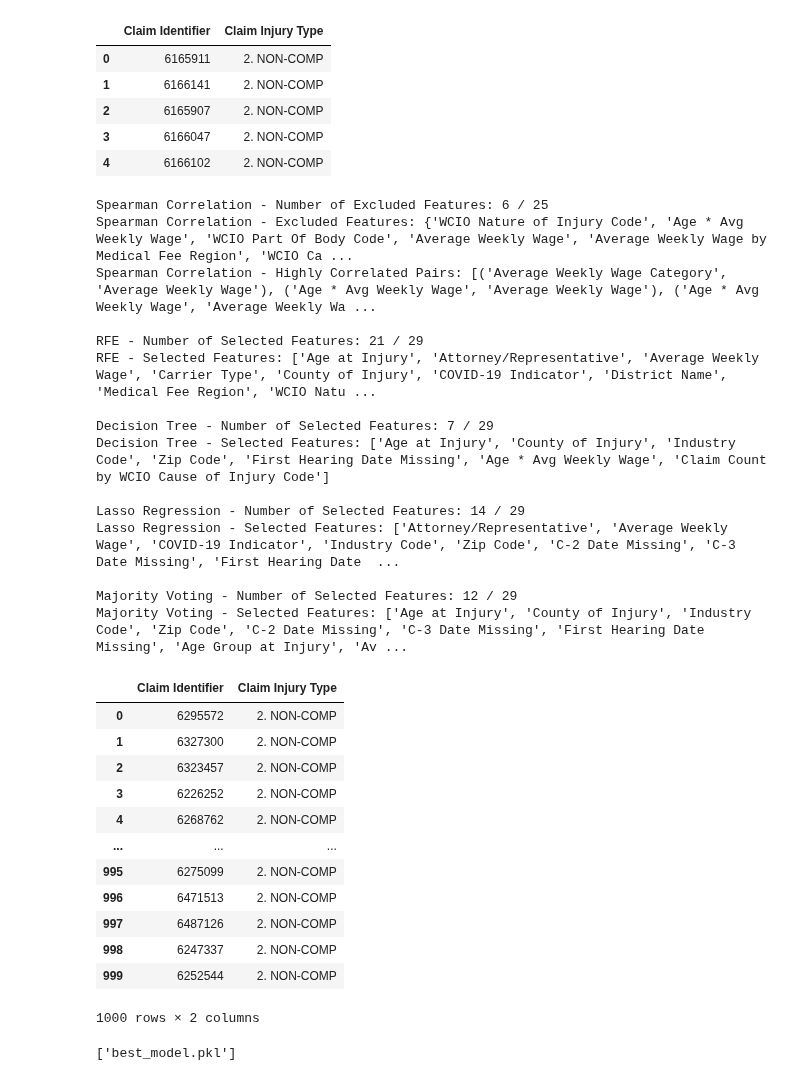
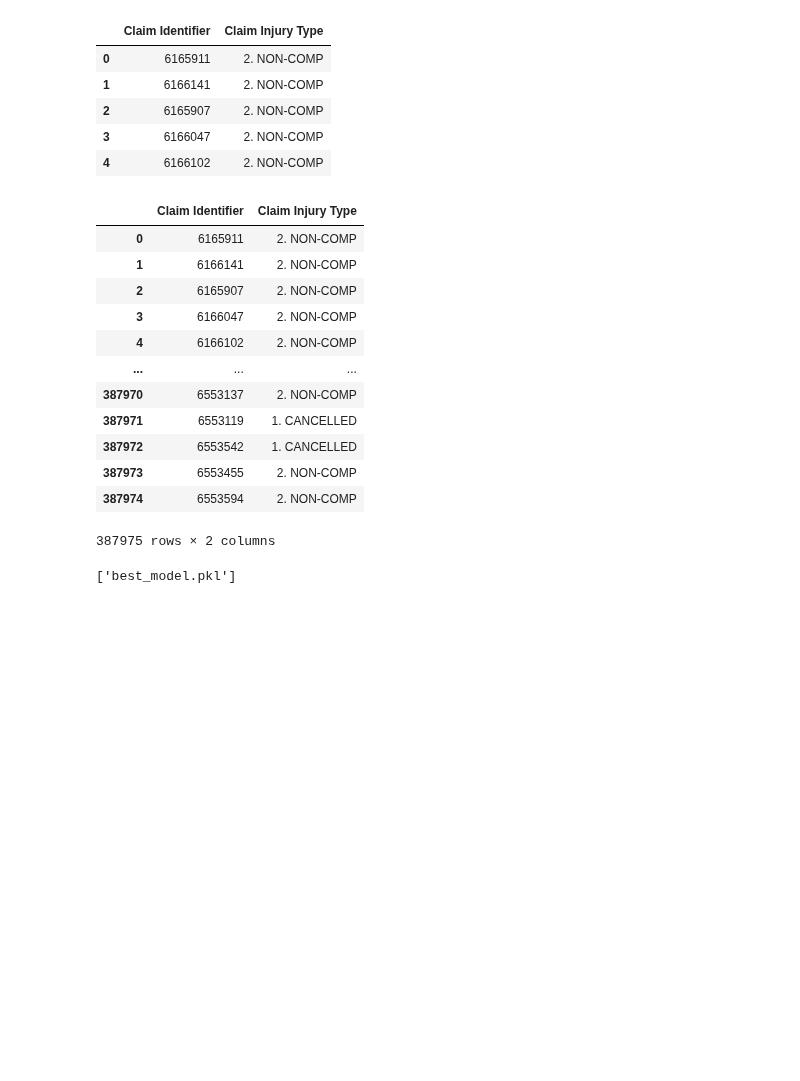
Before and after one commit to mgalao/machine-learning-project, a Jupyter notebook: project/Group_38_Notebook3.ipynb, the cells around one changed output. Cells and saved outputs as stored; diff of their text form; code cells hidden in the pictures; blank space fills up the shorter version.

```diff
--- a/project/Group_38_Notebook3.ipynb
+++ b/project/Group_38_Notebook3.ipynb
@@ -488,36 +377,21 @@ df_sample_submission.head()
 # %%
 best_model = XGBClassifier()
-df_test, cv_returns = final_predictions(df, df_test, best_model, feats_dict)
+df_test, trained_model, cv_returns = final_predictions(df, df_test, best_model, feats_dict)
 df_test
 # %% [output]
+|  | Claim Identifier | Claim Injury Type |
+| 0 | 6165911 | 2. NON-COMP |
+| 1 | 6166141 | 2. NON-COMP |
+| 2 | 6165907 | 2. NON-COMP |
+| 3 | 6166047 | 2. NON-COMP |
+| 4 | 6166102 | 2. NON-COMP |
+| ... | ... | ... |
+| 387970 | 6553137 | 2. NON-COMP |
+| 387971 | 6553119 | 1. CANCELLED |
+| 387972 | 6553542 | 1. CANCELLED |
+| 387973 | 6553455 | 2. NON-COMP |
+| 387974 | 6553594 | 2. NON-COMP |
-Spearman Correlation - Number of Excluded Features: 6 / 25
-Spearman Correlation - Excluded Features: {'WCIO Nature of Injury Code', 'Age * Avg Weekly Wage', 'WCIO Part Of Body Code', 'Average Weekly Wage', 'Average Weekly Wage by Medical Fee Region', 'WCIO Ca ...
-Spearman Correlation - Highly Correlated Pairs: [('Average Weekly Wage Category', 'Average Weekly Wage'), ('Age * Avg Weekly Wage', 'Average Weekly Wage'), ('Age * Avg Weekly Wage', 'Average Weekly Wa ...
-
-RFE - Number of Selected Features: 21 / 29
-RFE - Selected Features: ['Age at Injury', 'Attorney/Representative', 'Average Weekly Wage', 'Carrier Type', 'County of Injury', 'COVID-19 Indicator', 'District Name', 'Medical Fee Region', 'WCIO Natu ...
-
-Decision Tree - Number of Selected Features: 7 / 29
-Decision Tree - Selected Features: ['Age at Injury', 'County of Injury', 'Industry Code', 'Zip Code', 'First Hearing Date Missing', 'Age * Avg Weekly Wage', 'Claim Count by WCIO Cause of Injury Code']
-
-Lasso Regression - Number of Selected Features: 14 / 29
-Lasso Regression - Selected Features: ['Attorney/Representative', 'Average Weekly Wage', 'COVID-19 Indicator', 'Industry Code', 'Zip Code', 'C-2 Date Missing', 'C-3 Date Missing', 'First Hearing Date  ...
-
-Majority Voting - Number of Selected Features: 12 / 29
-Majority Voting - Selected Features: ['Age at Injury', 'County of Injury', 'Industry Code', 'Zip Code', 'C-2 Date Missing', 'C-3 Date Missing', 'First Hearing Date Missing', 'Age Group at Injury', 'Av ...
+387975 rows × 2 columns
-|  | Claim Identifier | Claim Injury Type |
-| 0 | 6295572 | 2. NON-COMP |
-| 1 | 6327300 | 2. NON-COMP |
-| 2 | 6323457 | 2. NON-COMP |
-| 3 | 6226252 | 2. NON-COMP |
-| 4 | 6268762 | 2. NON-COMP |
-| ... | ... | ... |
-| 995 | 6275099 | 2. NON-COMP |
-| 996 | 6471513 | 2. NON-COMP |
-| 997 | 6487126 | 2. NON-COMP |
-| 998 | 6247337 | 2. NON-COMP |
-| 999 | 6252544 | 2. NON-COMP |
-1000 rows × 2 columns
 # %%
 # Save the returned dictionary
 joblib.dump(cv_returns, 'cv_returns.pkl')
```
Also changed, not shown: parts of 9 cells of this notebook.
